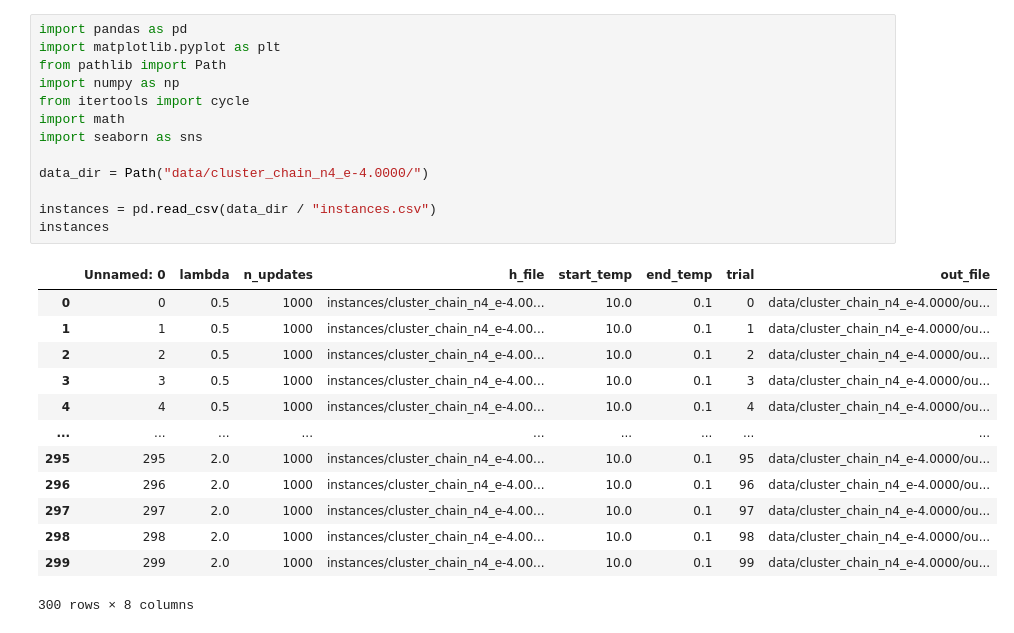
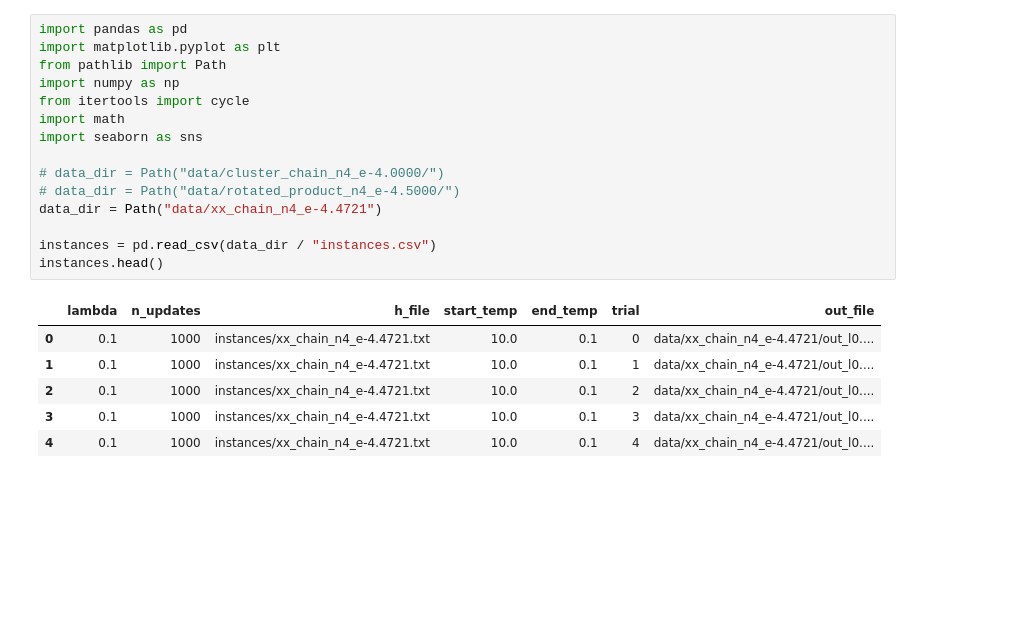
Before and after one commit to joshjkao/erqs, a Jupyter notebook: python/erqs.ipynb, the cells around one changed output. Saved outputs shown, nothing was run; the diff lists cells and outputs as text; blank space fills up the shorter version.

```diff
--- a/python/erqs.ipynb
+++ b/python/erqs.ipynb
@@ -1,28 +1,23 @@
 # %%
 import pandas as pd
 import matplotlib.pyplot as plt
 from pathlib import Path
 import numpy as np
 from itertools import cycle
 import math
 import seaborn as sns
 
-data_dir = Path("data/cluster_chain_n4_e-4.0000/")
+# data_dir = Path("data/cluster_chain_n4_e-4.0000/")
+# data_dir = Path("data/rotated_product_n4_e-4.5000/")
+data_dir = Path("data/xx_chain_n4_e-4.4721")
 
 instances = pd.read_csv(data_dir / "instances.csv")
-instances
+instances.head()
 # %% [output]
-|  | Unnamed: 0 | lambda | n_updates | h_file | start_temp | end_temp | trial | out_file |
-| 0 | 0 | 0.5 | 1000 | instances/cluster_chain_n4_e-4.00... | 10.0 | 0.1 | 0 | data/cluster_chain_n4_e-4.0000/ou... |
-| 1 | 1 | 0.5 | 1000 | instances/cluster_chain_n4_e-4.00... | 10.0 | 0.1 | 1 | data/cluster_chain_n4_e-4.0000/ou... |
-| 2 | 2 | 0.5 | 1000 | instances/cluster_chain_n4_e-4.00... | 10.0 | 0.1 | 2 | data/cluster_chain_n4_e-4.0000/ou... |
-| 3 | 3 | 0.5 | 1000 | instances/cluster_chain_n4_e-4.00... | 10.0 | 0.1 | 3 | data/cluster_chain_n4_e-4.0000/ou... |
-| 4 | 4 | 0.5 | 1000 | instances/cluster_chain_n4_e-4.00... | 10.0 | 0.1 | 4 | data/cluster_chain_n4_e-4.0000/ou... |
-| ... | ... | ... | ... | ... | ... | ... | ... | ... |
-| 295 | 295 | 2.0 | 1000 | instances/cluster_chain_n4_e-4.00... | 10.0 | 0.1 | 95 | data/cluster_chain_n4_e-4.0000/ou... |
-| 296 | 296 | 2.0 | 1000 | instances/cluster_chain_n4_e-4.00... | 10.0 | 0.1 | 96 | data/cluster_chain_n4_e-4.0000/ou... |
-| 297 | 297 | 2.0 | 1000 | instances/cluster_chain_n4_e-4.00... | 10.0 | 0.1 | 97 | data/cluster_chain_n4_e-4.0000/ou... |
-| 298 | 298 | 2.0 | 1000 | instances/cluster_chain_n4_e-4.00... | 10.0 | 0.1 | 98 | data/cluster_chain_n4_e-4.0000/ou... |
-| 299 | 299 | 2.0 | 1000 | instances/cluster_chain_n4_e-4.00... | 10.0 | 0.1 | 99 | data/cluster_chain_n4_e-4.0000/ou... |
+|  | lambda | n_updates | h_file | start_temp | end_temp | trial | out_file |
+| 0 | 0.1 | 1000 | instances/xx_chain_n4_e-4.4721.txt | 10.0 | 0.1 | 0 | data/xx_chain_n4_e-4.4721/out_l0.... |
+| 1 | 0.1 | 1000 | instances/xx_chain_n4_e-4.4721.txt | 10.0 | 0.1 | 1 | data/xx_chain_n4_e-4.4721/out_l0.... |
+| 2 | 0.1 | 1000 | instances/xx_chain_n4_e-4.4721.txt | 10.0 | 0.1 | 2 | data/xx_chain_n4_e-4.4721/out_l0.... |
+| 3 | 0.1 | 1000 | instances/xx_chain_n4_e-4.4721.txt | 10.0 | 0.1 | 3 | data/xx_chain_n4_e-4.4721/out_l0.... |
+| 4 | 0.1 | 1000 | instances/xx_chain_n4_e-4.4721.txt | 10.0 | 0.1 | 4 | data/xx_chain_n4_e-4.4721/out_l0.... |
-300 rows × 8 columns
 # %%
```
Also changed, not shown: parts of 6 cells of this notebook.
